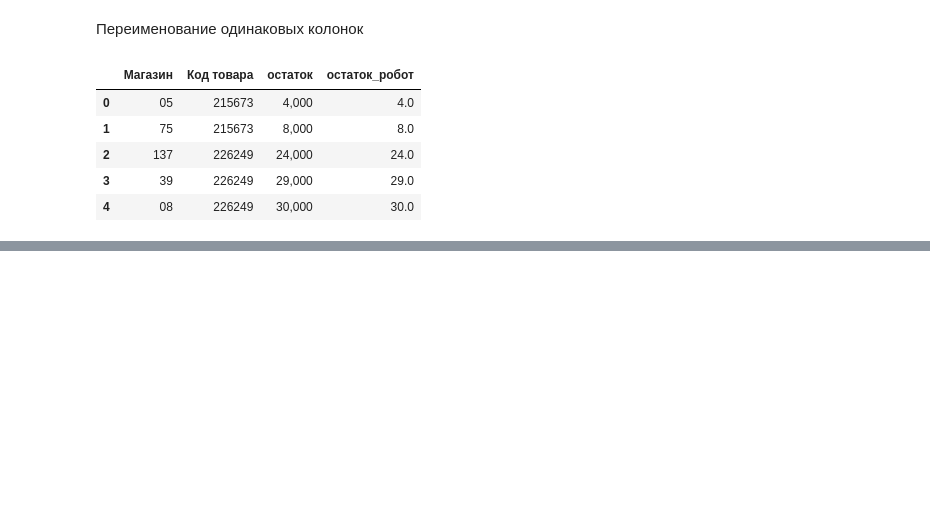
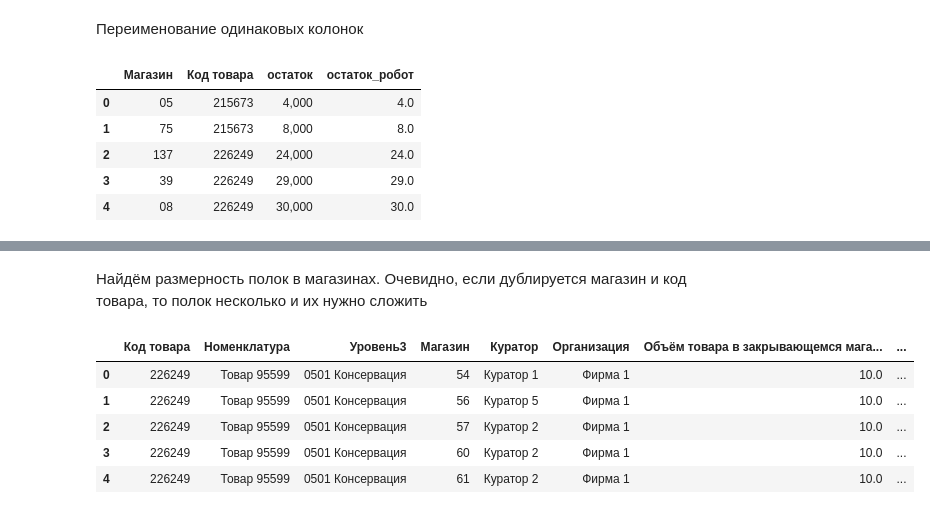
Before and after one commit to Rodeffs/Bachelor_Diploma_Project, a Jupyter notebook: swarm_intelligence_distribution.ipynb, the cells around one changed output, grey strips where cells are left out. Drawn from its saved outputs; the diff is of its cells as text; code cells hidden in the pictures; blank space fills up the shorter version.

```diff
--- a/swarm_intelligence_distribution.ipynb
+++ b/swarm_intelligence_distribution.ipynb
@@ -143,0 +215,25 @@ leftovers.head()
+# %% [markdown]
+Найдём размерность полок в магазинах. Очевидно, если дублируется магазин и код товара, то полок несколько и их нужно сложить
+# %%
+items = items.merge(facings, left_on=[col_item, col_store], right_on=[col_item, col_store]).filter(items=[col_item, "Номенклатура", "Уровень3", col_store, "Куратор", "Организация", col_vol, col_sales, "XFACINGS", "YFACINGS", "ZFACINGS"])
+items[["XFACINGS", "YFACINGS", "ZFACINGS"]] = items[["XFACINGS", "YFACINGS", "ZFACINGS"]].replace(0, 1)  # 0 быть не может физически, как минимум 1 предмет влезет
+items[col_maxcap] = items["XFACINGS"] * items["YFACINGS"] * items["ZFACINGS"]  # получаем максимальную вместимость
+items = items.drop(columns=["XFACINGS", "YFACINGS", "ZFACINGS"])
+
+# Сумма дублей
+duplicates = items[items.duplicated(subset=[col_item, "Номенклатура", "Уровень3", col_store, "Куратор", "Организация", col_vol, col_sales], keep=False)]
+unduplicated = duplicates.groupby([col_item, "Номенклатура", "Уровень3", col_store, "Куратор", "Организация", col_vol, col_sales], as_index=False)[col_maxcap].sum()
+
+# Удаляем дубликаты из исходной
+items = items.drop_duplicates(subset=[col_item, col_store], keep=False)
+
+# Вместо них добавим уже просуммированные значения
+items = pd.concat([items, unduplicated])
+items.head()
+# %% [output]
+|  | Код товара | Номенклатура | Уровень3 | Магазин | Куратор | Организация | Объём товара в закрывающемся мага... | ... |
+| 0 | 226249 | Товар 95599 | 0501 Консервация | 54 | Куратор 1 | Фирма 1 | 10.0 | ... |
+| 1 | 226249 | Товар 95599 | 0501 Консервация | 56 | Куратор 5 | Фирма 1 | 10.0 | ... |
+| 2 | 226249 | Товар 95599 | 0501 Консервация | 57 | Куратор 2 | Фирма 1 | 10.0 | ... |
+| 3 | 226249 | Товар 95599 | 0501 Консервация | 60 | Куратор 2 | Фирма 1 | 10.0 | ... |
+| 4 | 226249 | Товар 95599 | 0501 Консервация | 61 | Куратор 2 | Фирма 1 | 10.0 | ... |
```
Also changed, not shown: parts of 32 cells of this notebook.
